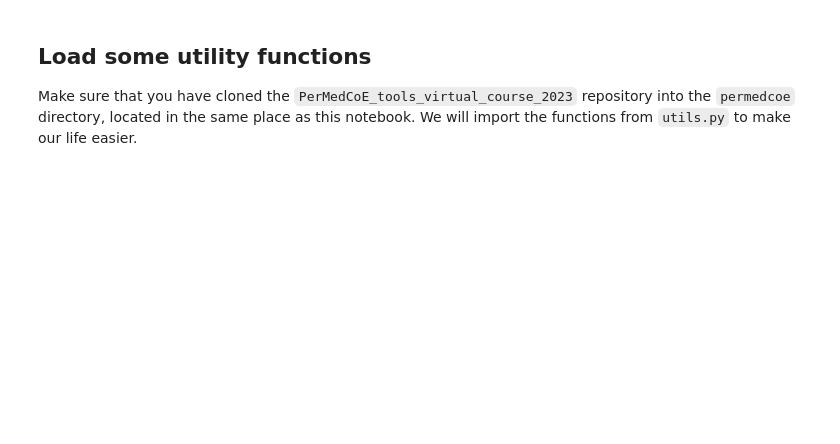
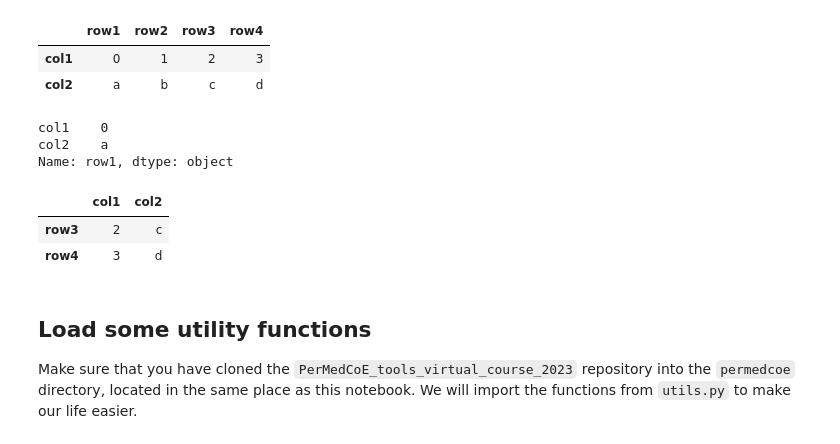
Before and after one commit to saezlab/PerMedCoE_summer_school_2023, a Jupyter notebook: PerMedCoE_summerschool_signaling.ipynb, the cells around one changed output. Drawn from its saved outputs; the diff is of its cells as text; code cells hidden in the pictures; blank space fills up the shorter version.

```diff
--- a/PerMedCoE_summerschool_signaling.ipynb
+++ b/PerMedCoE_summerschool_signaling.ipynb
@@ -38,3 +57,24 @@ At the end of these sessions, the participants will be able to:
+# %%
+# Transpose a dataframe
+df.T
+# %% [output]
+|  | row1 | row2 | row3 | row4 |
+| col1 | 0 | 1 | 2 | 3 |
+| col2 | a | b | c | d |
+# %%
+# Access a row by index (index 0, all columns with ':')
+df.iloc[0, :]
+# %% [output]
+col1    0
+col2    a
+Name: row1, dtype: object
+# %%
+# We can use logic conditions to filter data
+df[df.col1 >= 2]
+# %% [output]
+|  | col1 | col2 |
+| row3 | 2 | c |
+| row4 | 3 | d |
 # %% [markdown]
 ## Load some utility functions
 
```
Also changed, not shown: parts of 57 cells of this notebook.
